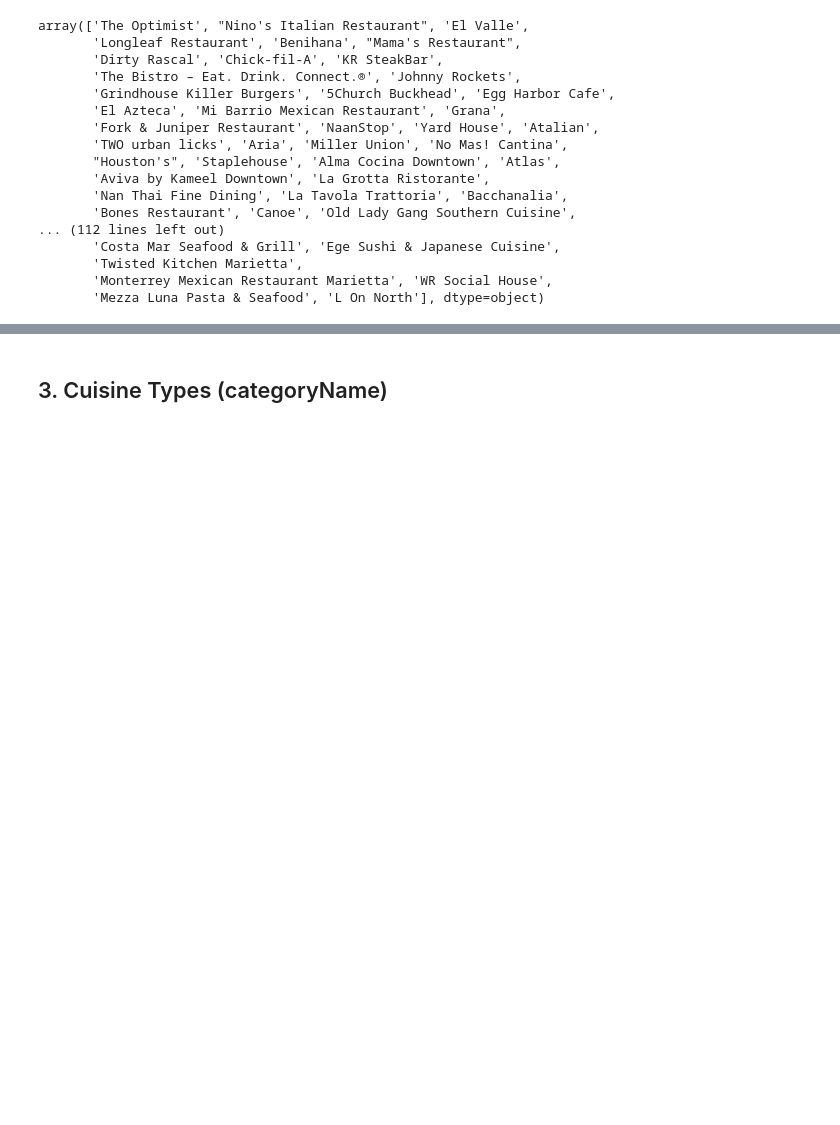
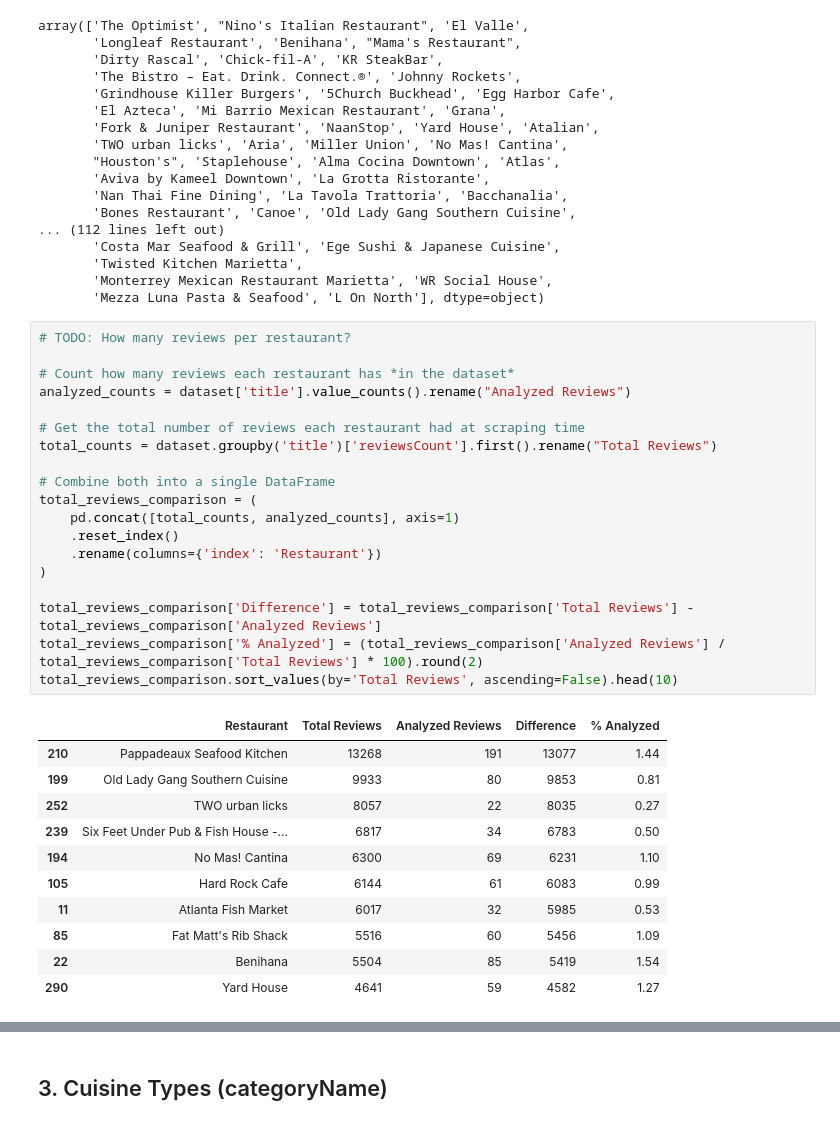
Before and after one commit to beatrizmarques2005/text_mining_in_reviews, a Jupyter notebook: notebooks/exploration.ipynb, the cells around one changed output, grey strips where cells are left out. Saved outputs shown, nothing was run; the diff lists cells and outputs as text; blank space fills up the shorter version.

```diff
--- a/notebooks/exploration.ipynb
+++ b/notebooks/exploration.ipynb
@@ -157,5 +176,36 @@ array(['The Optimist', "Nino's Italian Restaurant", 'El Valle',
        'Twisted Kitchen Marietta',
        'Monterrey Mexican Restaurant Marietta', 'WR Social House',
        'Mezza Luna Pasta & Seafood', 'L On North'], dtype=object)
+# %%
+# TODO: How many reviews per restaurant?
+
+# Count how many reviews each restaurant has *in the dataset*
+analyzed_counts = dataset['title'].value_counts().rename("Analyzed Reviews")
+
+# Get the total number of reviews each restaurant had at scraping time
+total_counts = dataset.groupby('title')['reviewsCount'].first().rename("Total Reviews")
+
+# Combine both into a single DataFrame
+total_reviews_comparison = (
+    pd.concat([total_counts, analyzed_counts], axis=1)
+    .reset_index()
+    .rename(columns={'index': 'Restaurant'})
+)
+
+total_reviews_comparison['Difference'] = total_reviews_comparison['Total Reviews'] - total_reviews_comparison['Analyzed Reviews']
+total_reviews_comparison['% Analyzed'] = (total_reviews_comparison['Analyzed Reviews'] / total_reviews_comparison['Total Reviews'] * 100).round(2)
+total_reviews_comparison.sort_values(by='Total Reviews', ascending=False).head(10)
+# %% [output]
+|  | Restaurant | Total Reviews | Analyzed Reviews | Difference | % Analyzed |
+| 210 | Pappadeaux Seafood Kitchen | 13268 | 191 | 13077 | 1.44 |
+| 199 | Old Lady Gang Southern Cuisine | 9933 | 80 | 9853 | 0.81 |
+| 252 | TWO urban licks | 8057 | 22 | 8035 | 0.27 |
+| 239 | Six Feet Under Pub & Fish House -... | 6817 | 34 | 6783 | 0.50 |
+| 194 | No Mas! Cantina | 6300 | 69 | 6231 | 1.10 |
+| 105 | Hard Rock Cafe | 6144 | 61 | 6083 | 0.99 |
+| 11 | Atlanta Fish Market | 6017 | 32 | 5985 | 0.53 |
+| 85 | Fat Matt's Rib Shack | 5516 | 60 | 5456 | 1.09 |
+| 22 | Benihana | 5504 | 85 | 5419 | 1.54 |
+| 290 | Yard House | 4641 | 59 | 4582 | 1.27 |
 # %%
 # TODO: Clustered Bar plot: reviews per restaurant (sorted descending — maybe top 20) (2 bars per restaurant -> total reviews (reviewsCount) + total reviews analysed (sum of reviews per restaurant)).
```
Also changed, not shown: parts of 31 cells of this notebook, 1 other file.
